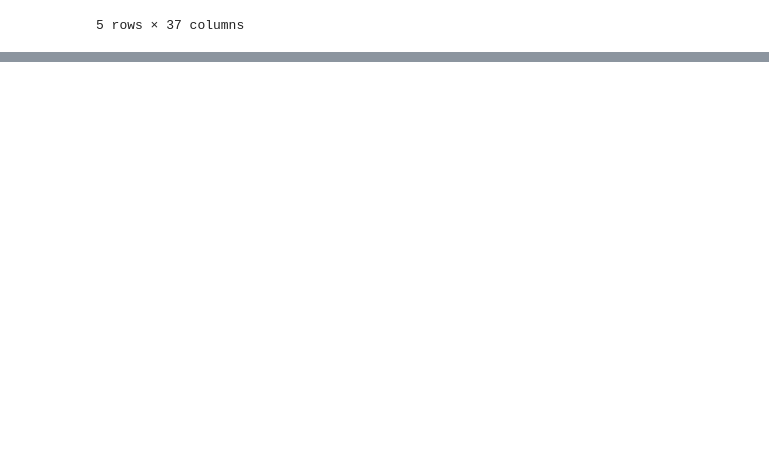
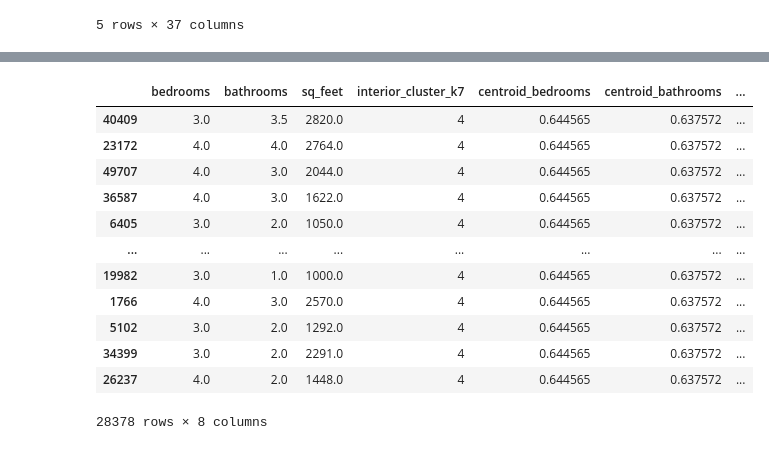
Before and after one commit to Michael-Mesa-Rae-Downen/project-3-clustering, a Jupyter notebook: working_notebook_michael.ipynb, the cells around one changed output, grey strips where cells are left out. Cells and saved outputs as stored; diff of their text form; code cells hidden in the pictures; blank space fills up the shorter version.

Commit message:
finished x_train function

```diff
--- a/working_notebook_michael.ipynb
+++ b/working_notebook_michael.ipynb
@@ -535,0 +528,26 @@ validate.head()
+# %%
+def get_train_clusters():
+
+    X_train_scaled = train_scaled[['bedrooms','bathrooms', 'sq_feet']]
+    X_train = train[['bedrooms','bathrooms', 'sq_feet']]
+
+    cluster_vars = ['bedrooms','bathrooms', 'sq_feet']
+    cluster_name = 'interior_cluster_k7'
+    k_range = range(2,20)
+
+    kmeans = create_clusters(X_train_scaled, 7, cluster_vars)
+
+    centroid_df = get_centroids(kmeans, cluster_vars, cluster_name)
+
+    X_train = assign_clusters(X_train, kmeans, cluster_vars, cluster_name, centroid_df)
+
+    dummy_df = pd.get_dummies(X['interior_cluster_k7'], dummy_na=False, drop_first=False)
+
+    dummy_df = dummy_df.rename(columns={3:'is_cluster_3_k7'})
+
+    X_train_scaled = pd.concat([X_train_scaled, dummy_df['is_cluster_3_k7']], axis=1)
+    X_train = pd.concat([X_train, dummy_df['is_cluster_3_k7']], axis=1)
+
+    return X_train, X_train_scaled
+# %%
+X_train, X_train_scaled = get_train_clusters()
@@ -535,0 +588,16 @@ validate.head()
+# %%
+X_train
+# %% [output]
+|  | bedrooms | bathrooms | sq_feet | interior_cluster_k7 | centroid_bedrooms | centroid_bathrooms | ... |
+| 40409 | 3.0 | 3.5 | 2820.0 | 4 | 0.644565 | 0.637572 | ... |
+| 23172 | 4.0 | 4.0 | 2764.0 | 4 | 0.644565 | 0.637572 | ... |
+| 49707 | 4.0 | 3.0 | 2044.0 | 4 | 0.644565 | 0.637572 | ... |
+| 36587 | 4.0 | 3.0 | 1622.0 | 4 | 0.644565 | 0.637572 | ... |
+| 6405 | 3.0 | 2.0 | 1050.0 | 4 | 0.644565 | 0.637572 | ... |
+| ... | ... | ... | ... | ... | ... | ... | ... |
+| 19982 | 3.0 | 1.0 | 1000.0 | 4 | 0.644565 | 0.637572 | ... |
+| 1766 | 4.0 | 3.0 | 2570.0 | 4 | 0.644565 | 0.637572 | ... |
+| 5102 | 3.0 | 2.0 | 1292.0 | 4 | 0.644565 | 0.637572 | ... |
+| 34399 | 3.0 | 2.0 | 2291.0 | 4 | 0.644565 | 0.637572 | ... |
+| 26237 | 4.0 | 2.0 | 1448.0 | 4 | 0.644565 | 0.637572 | ... |
+28378 rows × 8 columns
```
Also changed, not shown: parts of 6 cells of this notebook.
